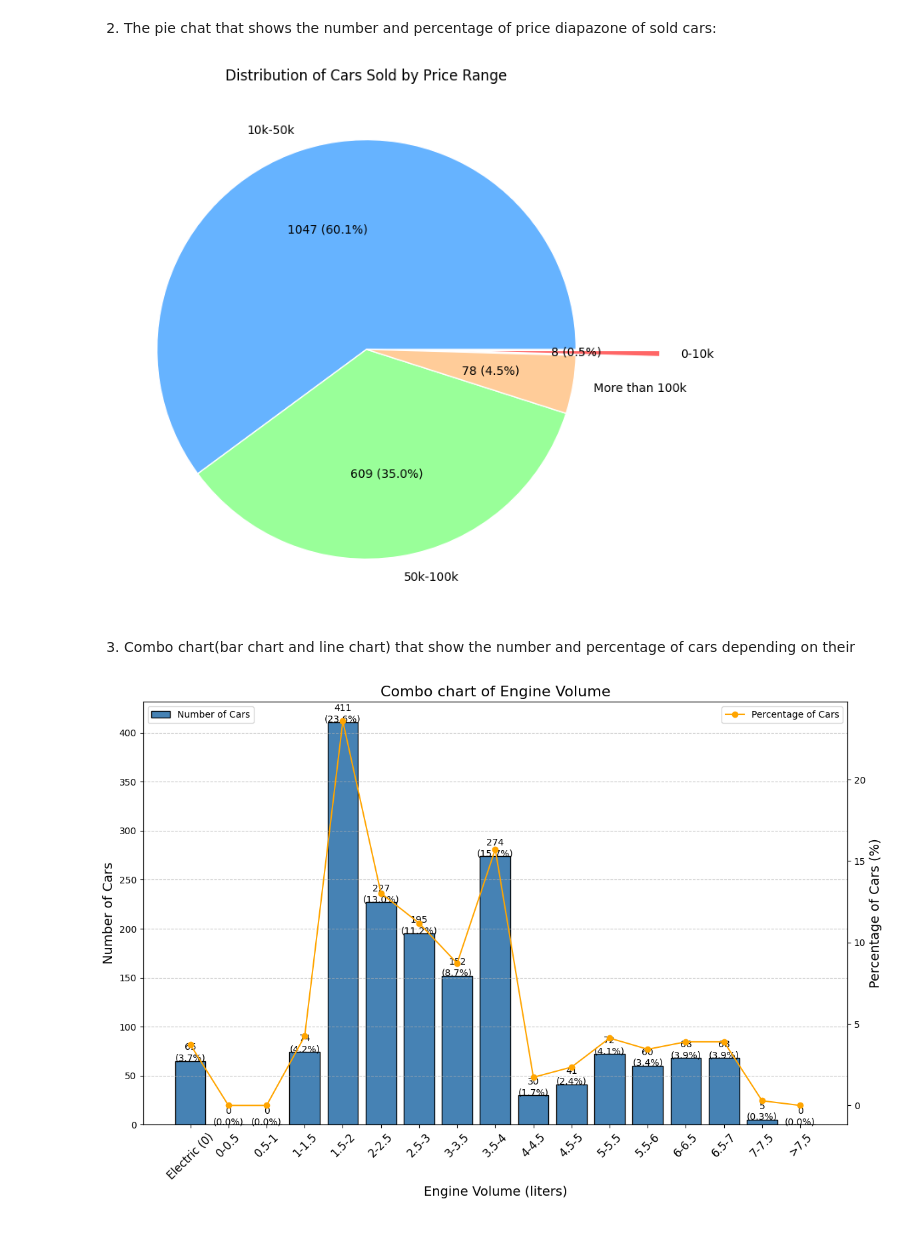
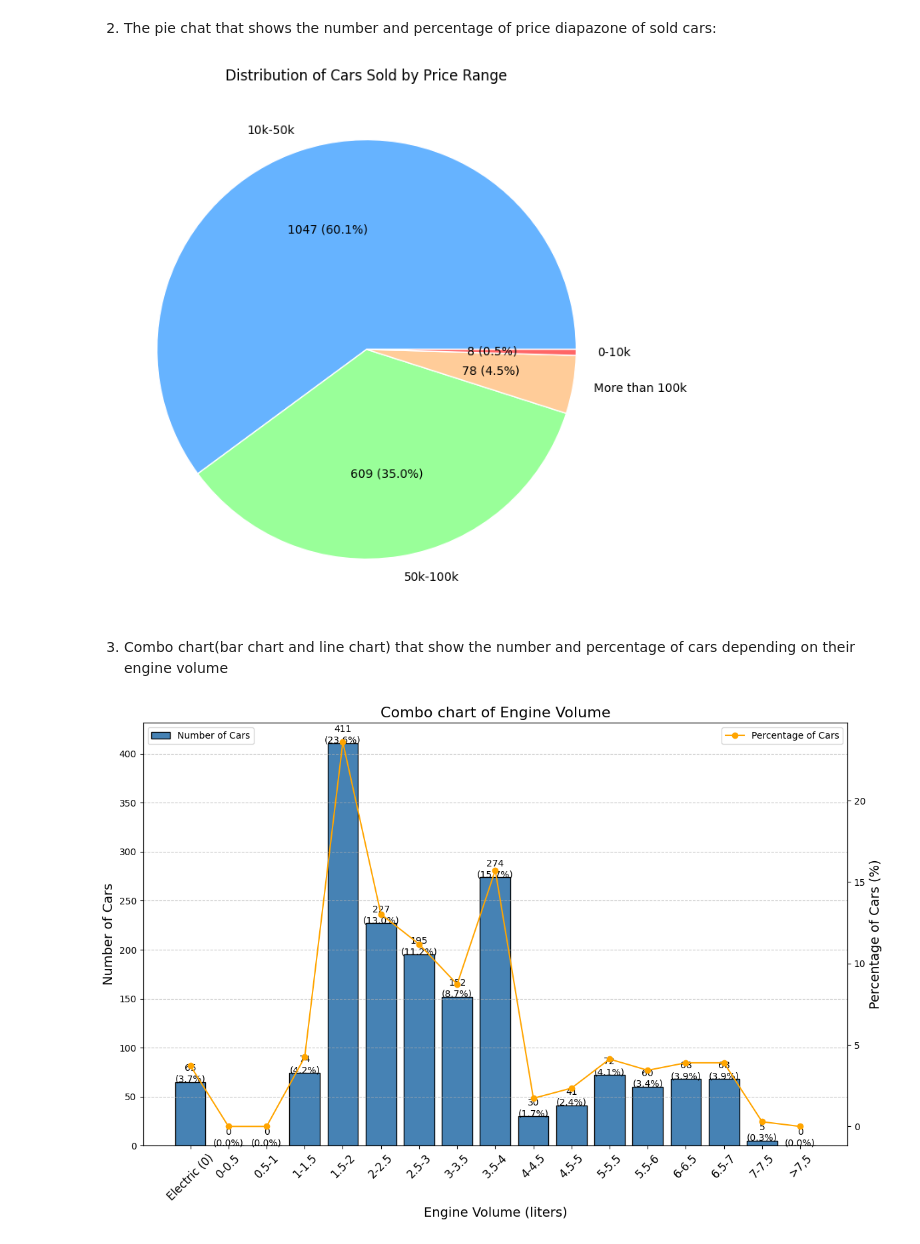
Before and after one commit to ProEnderman/HSE_project, a Jupyter notebook: main.ipynb, the cells around one changed output. Saved outputs shown, nothing was run; the diff lists cells and outputs as text; code cells hidden in the pictures.

```diff
--- a/main.ipynb
+++ b/main.ipynb
@@ -206,34 +202,34 @@ plt.show()
 # %%
 bins = [0, 10000, 50000, 100000, 10000000]
 labels = ['0-10k', '10k-50k', '50k-100k', 'More than 100k']
 
 df['Price Range'] = pd.cut(df['Car Price'], bins=bins, labels=labels, right=False)
-
+df.head(10).to_csv("3.csv", index=False)
 price_counts = df['Price Range'].value_counts()
 
 def func(pct, allvals):
     absolute = int(pct / 100.*sum(allvals))
     return f"{absolute} ({pct:.1f}%)"
 
-explode = (0.0, 0.0, 0.0, 0.4)
+explode = (0.0, 0.0, 0.0, 0.0)
 
 
 plt.figure(figsize=(8, 8))
 
 
 plt.pie(price_counts, labels=price_counts.index, autopct=lambda pct: func(pct, price_counts),
         colors=['#66b3ff', '#99ff99', '#ffcc99', '#ff6666'],
         explode=explode, wedgeprops={'edgecolor': 'white'})
 
 
 plt.title('Distribution of Cars Sold by Price Range')
 
-
+plt.savefig('graph2.png', format='png')
 plt.show()
 # %% [output]
-[figure, old version]
+[figure, new version]
 # %% [markdown]
-3. Combo chart(bar chart and line chart) that show the number and percentage of cars depending on their
+3. Combo chart(bar chart and line chart) that show the number and percentage of cars depending on their engine volume
 # %%
 
 bins = [-0.1, 0, 0.5, 1, 1.5, 2, 2.5, 3, 3.5, 4, 4.5, 5, 5.5, 6, 6.5, 7, 7.5, 8]
```
Also changed, not shown: parts of 37 cells of this notebook, 56 other files.
